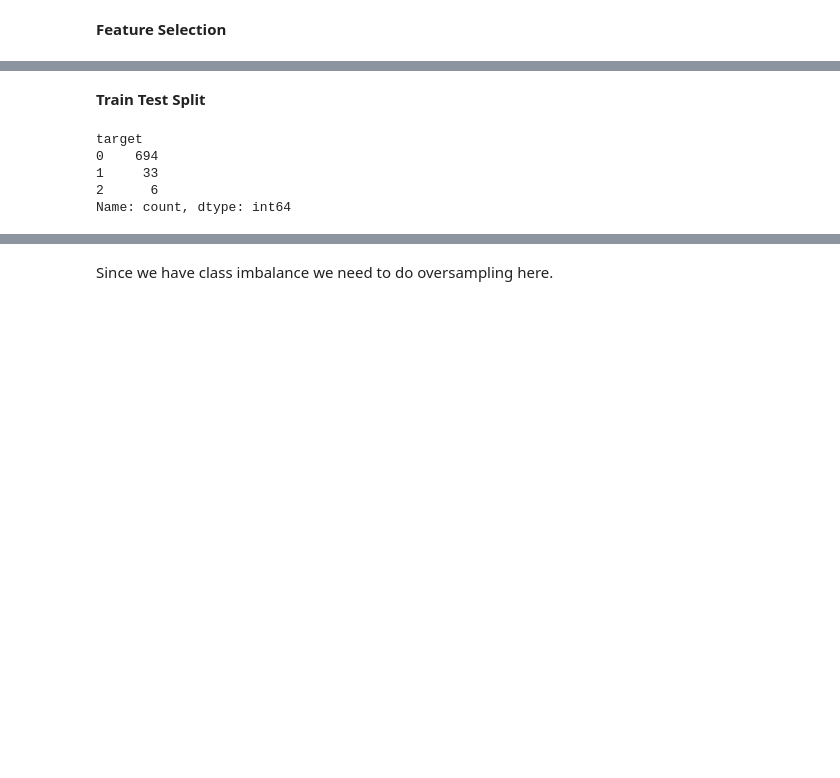
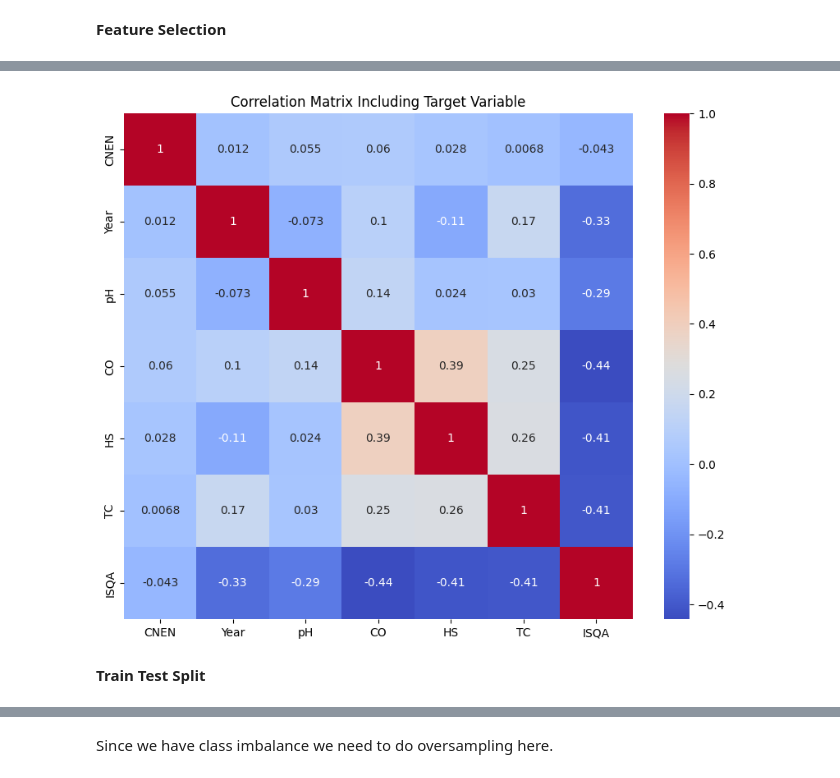
Before and after one commit to puskr99/ml-project-water-potability, a Jupyter notebook: code/water.ipynb, the cells around one changed output, grey strips where cells are left out. Saved outputs shown, nothing was run; the diff lists cells and outputs as text; code cells hidden in the pictures; blank space fills up the shorter version.

```diff
--- a/code/water.ipynb
+++ b/code/water.ipynb
@@ -356,0 +537,2 @@ y = data['target']
+# %%
+data['TC'] = np.log1p(data['TC'])  # log1p handles zeros safely
@@ -357,3 +551,18 @@ y = data['target']
+# %%
+X = data[ ['CNEN', 'Year', 'pH', 'CO', 'HS', 'TC'] ]
+
+y = data['ISQA']
+# %%
+# Compute the correlation matrix
+corr_matrix = (pd.concat([X, y], axis=1)).corr()
+
+# Plot the heatmap
+plt.figure(figsize=(10, 8))
+sns.heatmap(corr_matrix, annot=True, cmap="coolwarm")
+plt.title("Correlation Matrix Including Target Variable")
+plt.show()
+# %% [output]
+[figure, added]
 # %%
 # from sklearn.utils import resample
 
@@ -401,9 +610 @@ X_train, X_test, y_train, y_test = train_test_split(X, y, test_size= 0.2, strati
-# %%
-y_train.value_counts()
-# %% [output]
-target
-0    694
-1     33
-2      6
-Name: count, dtype: int64
 # %%
```
Also changed, not shown: parts of 34 cells of this notebook, 1 other file.
